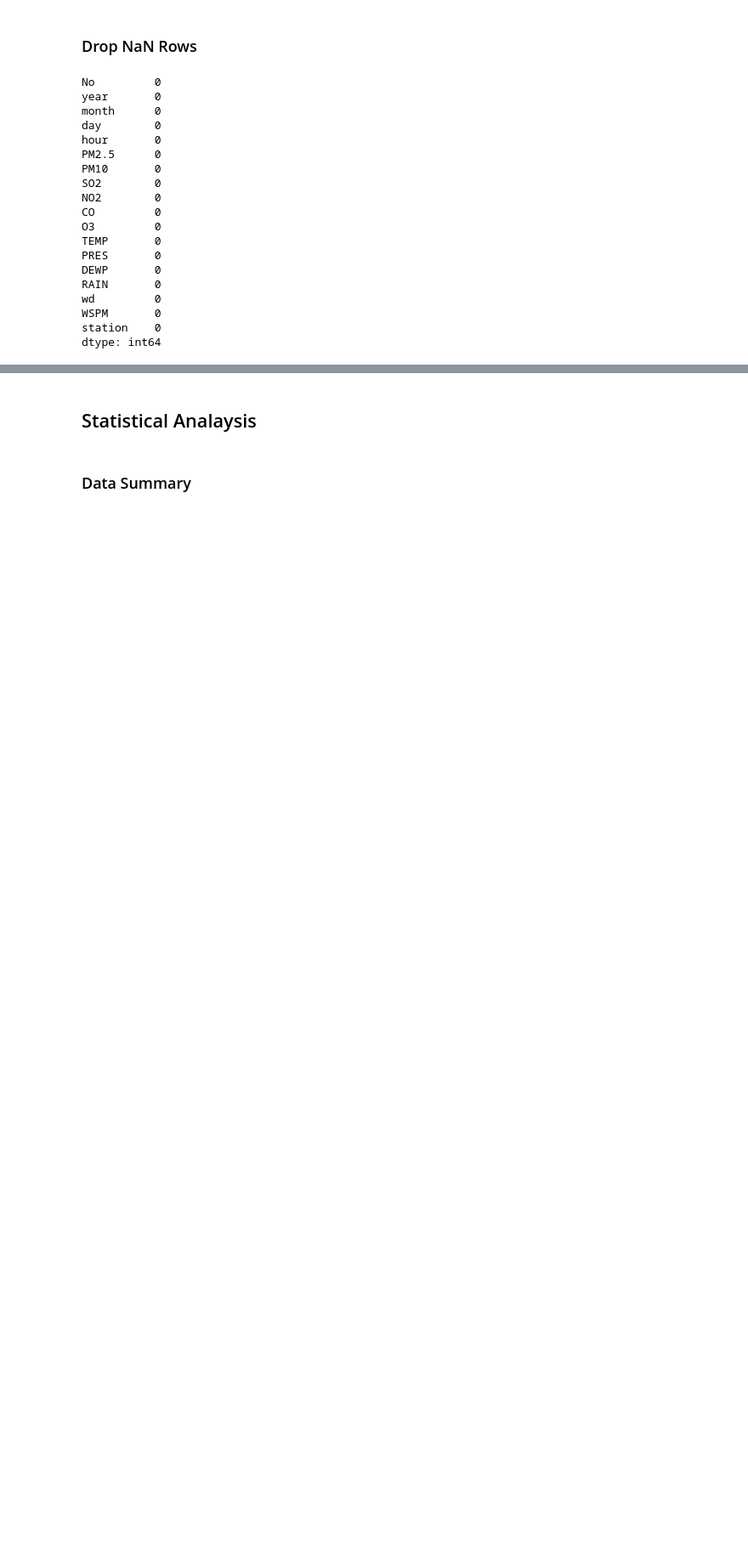
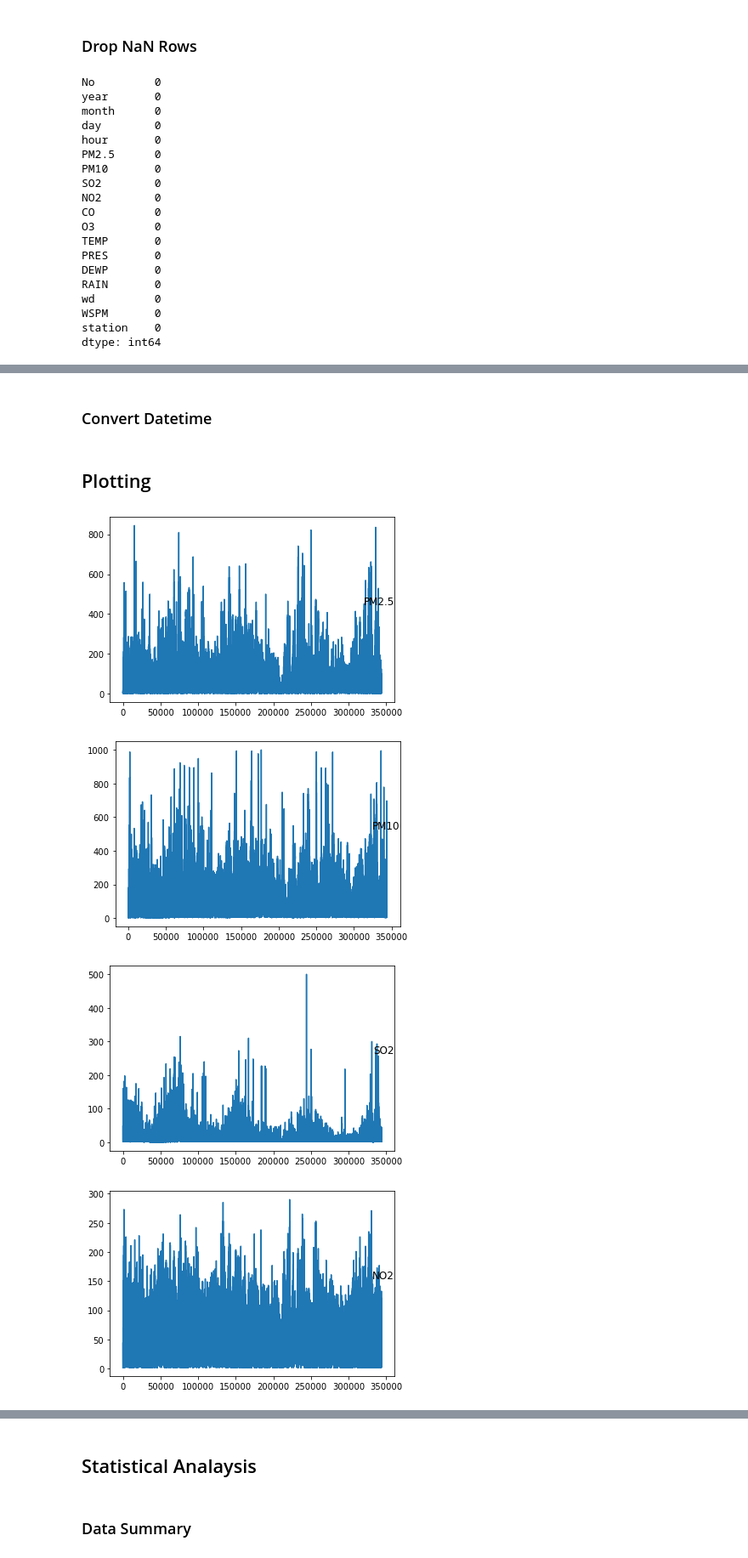
Before and after one commit to shygnome/data-mining-course, a Jupyter notebook: Tugas Akhir/models/Exploratory Data Analysis.ipynb, the cells around one changed output, grey strips where cells are left out. Shown at 85% size. Saved outputs shown, nothing was run; the diff lists cells and outputs as text; code cells hidden in the pictures; blank space fills up the shorter version.

```diff
--- a/Tugas Akhir/models/Exploratory Data Analysis.ipynb
+++ b/Tugas Akhir/models/Exploratory Data Analysis.ipynb
@@ -120,0 +130,2 @@ dtype: int64
+# %% [markdown]
+### Convert Datetime
@@ -120,0 +141,19 @@ dtype: int64
+# %% [markdown]
+## Plotting
+# %%
+values = df.values
+# specify columns to plot
+groups = [0, 1, 2, 3, 5, 6, 7, 8, 9]
+i = 1
+# plot each column
+for group in groups:
+    pyplot.figure()
+    pyplot.plot(values[:, group])
+    pyplot.title(df.columns[group], y=0.5, loc='right')
+    i += 1
+pyplot.show()
+# %% [output]
+[figure, added]
+[figure, added]
+[figure, added]
+[figure, added]
```
Also changed, not shown: parts of 11 cells of this notebook, 9 other files.
